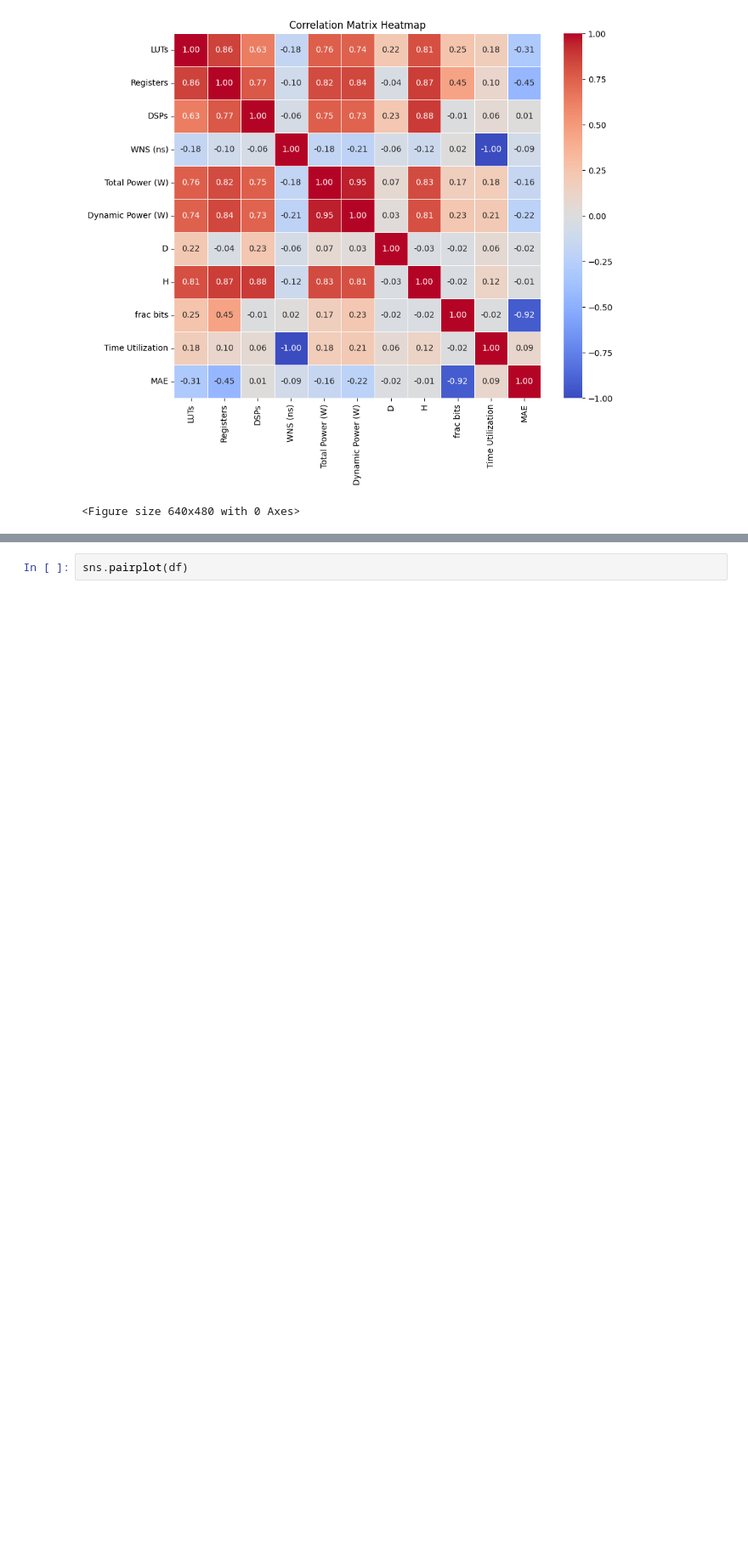
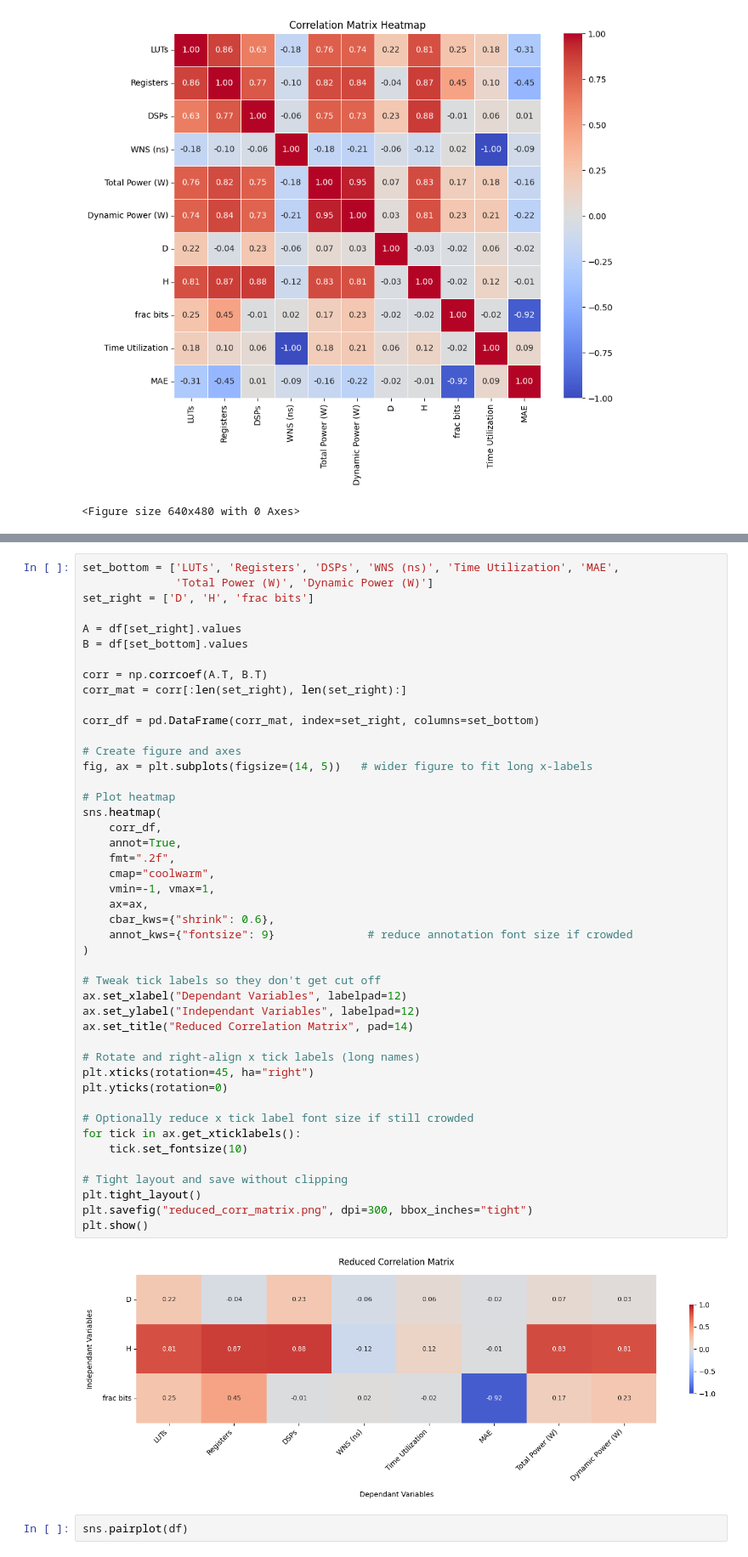
Before and after one commit to thesixtium/gru-hardware-implementation-and-optimization, a Jupyter notebook: stats.ipynb, the cells around one changed output, grey strips where cells are left out. Shown at 85% size. Cells and saved outputs as stored; diff of their text form; blank space fills up the shorter version.

```diff
--- a/stats.ipynb
+++ b/stats.ipynb
@@ -57,3 +69,50 @@ df.describe()
+# %%
+set_bottom = ['LUTs', 'Registers', 'DSPs', 'WNS (ns)', 'Time Utilization', 'MAE',
+              'Total Power (W)', 'Dynamic Power (W)']
+set_right = ['D', 'H', 'frac bits']
+
+A = df[set_right].values
+B = df[set_bottom].values
+
+corr = np.corrcoef(A.T, B.T)
+corr_mat = corr[:len(set_right), len(set_right):]
+
+corr_df = pd.DataFrame(corr_mat, index=set_right, columns=set_bottom)
+
+# Create figure and axes
+fig, ax = plt.subplots(figsize=(14, 5))   # wider figure to fit long x-labels
+
+# Plot heatmap
+sns.heatmap(
+    corr_df,
+    annot=True,
+    fmt=".2f",
+    cmap="coolwarm",
+    vmin=-1, vmax=1,
+    ax=ax,
+    cbar_kws={"shrink": 0.6},
+    annot_kws={"fontsize": 9}              # reduce annotation font size if crowded
+)
+
+# Tweak tick labels so they don't get cut off
+ax.set_xlabel("Dependant Variables", labelpad=12)
+ax.set_ylabel("Independant Variables", labelpad=12)
+ax.set_title("Reduced Correlation Matrix", pad=14)
+
+# Rotate and right-align x tick labels (long names)
+plt.xticks(rotation=45, ha="right")
+plt.yticks(rotation=0)
+
+# Optionally reduce x tick label font size if still crowded
+for tick in ax.get_xticklabels():
+    tick.set_fontsize(10)
+
+# Tight layout and save without clipping
+plt.tight_layout()
+plt.savefig("reduced_corr_matrix.png", dpi=300, bbox_inches="tight")
+plt.show()
+# %% [output]
+[figure, added]
 # %%
 sns.pairplot(df)
 # %% [output]
```
Also changed, not shown: parts of 3 cells of this notebook, 3 other files.
